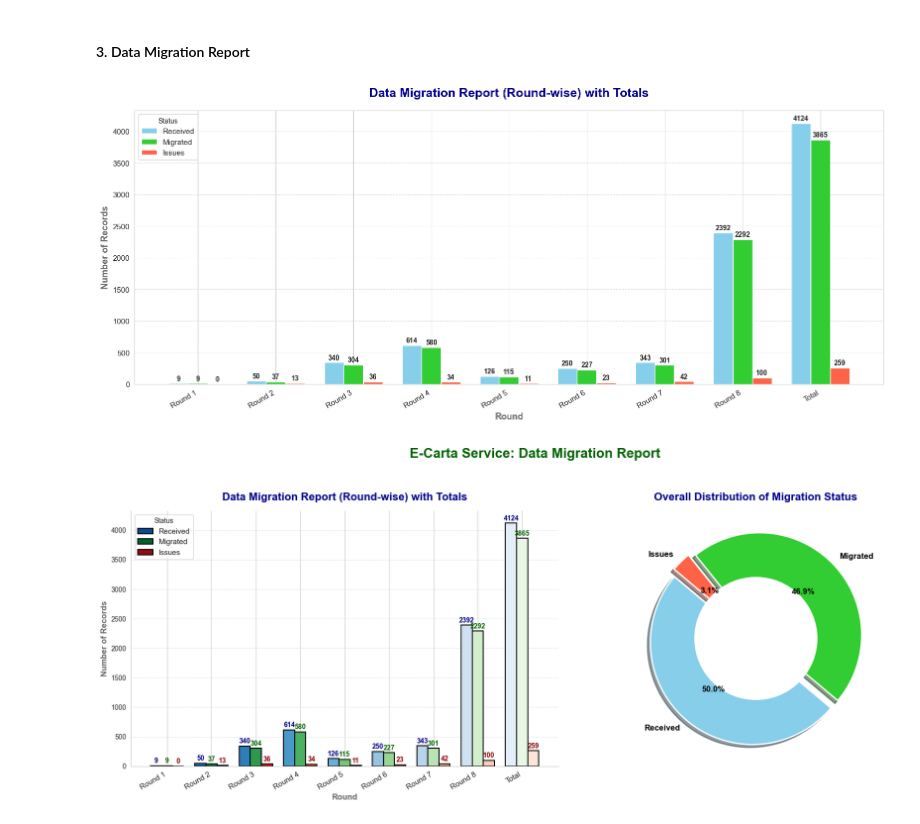
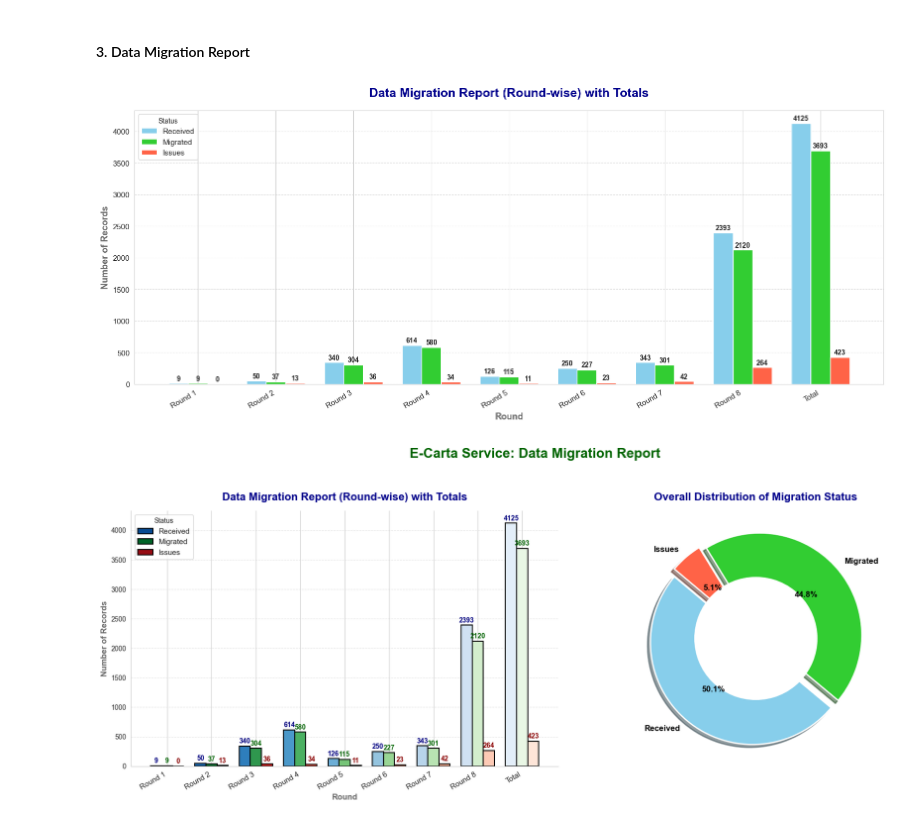
Before and after one commit to yitayew123/RNN-Implementation, a Jupyter notebook: land_Project_Report.ipynb, the cells around one changed output. Saved outputs shown, nothing was run; the diff lists cells and outputs as text; code cells hidden in the pictures.

```diff
--- a/land_Project_Report.ipynb
+++ b/land_Project_Report.ipynb
@@ -730,9 +730,9 @@ import seaborn as sns
 # ----------------- Create Dataset -----------------
 data = {
     'Round': ['Round 1', 'Round 2', 'Round 3', 'Round 4', 'Round 5', 'Round 6', 'Round 7', 'Round 8'],
-    'Received': [9, 50, 340, 614, 126, 250, 343, 2392],
-    'Migrated': [9, 37, 304, 580, 115, 227, 301, 2292],
-    'Issues': [0, 13, 36, 34, 11, 23, 42, 100]
+    'Received': [9, 50, 340, 614, 126, 250, 343, 2393],
+    'Migrated': [9, 37, 304, 580, 115, 227, 301, 2120],
+    'Issues': [0, 13, 36, 34, 11, 23, 42, 264]
 }
 
 # Convert to DataFrame
@@ -781,7 +781,7 @@ plt.legend(title="Status", fontsize=11)
 plt.tight_layout()
 plt.show()
 # %% [output]
-[figure, old version]
+[figure, new version]
 # %%
 # ----------------- Import Libraries -----------------
 import pandas as pd
@@ -791,9 +791,9 @@ import seaborn as sns
 # ----------------- Create Dataset -----------------
 data = {
     'Round': ['Round 1', 'Round 2', 'Round 3', 'Round 4', 'Round 5', 'Round 6', 'Round 7', 'Round 8'],
-    'Received': [9, 50, 340, 614, 126, 250, 343, 2392],
-    'Migrated': [9, 37, 304, 580, 115, 227, 301, 2292],
-    'Issues': [0, 13, 36, 34, 11, 23, 42, 100]
+    'Received': [9, 50, 340, 614, 126, 250, 343, 2393],
+    'Migrated': [9, 37, 304, 580, 115, 227, 301, 2120],
+    'Issues': [0, 13, 36, 34, 11, 23, 42, 264]
 }
 
 # Convert to DataFrame
@@ -847,31 +847,31 @@ total_received = df['Received'].sum()
 total_migrated = df['Migrated'].sum()
 total_issues = df['Issues'].sum()
 totals_values = [total_received, total_migrated, total_issues]
 totals_labels = ['Received', 'Migrated', 'Issues']
 pie_colors = ['#87CEEB', '#32CD32', '#FF6347']
 explode = (0.05, 0.05, 0.05)
 
 wedges, texts, autotexts = axes[1].pie(
     totals_values,
     labels=totals_labels,
     autopct='%1.1f%%',
     startangle=140,
     colors=pie_colors,
     explode=explode,
     shadow=True,
     textprops={'fontsize': 12, 'fontweight': 'bold', 'color': 'black'},
     wedgeprops={'edgecolor': 'white', 'linewidth': 2}
 )
 axes[1].set_title("Overall Distribution of Migration Status", fontsize=16, fontweight='bold', color='darkblue', pad=15)
 
 # Donut effect
 centre_circle = plt.Circle((0, 0), 0.60, fc='white')
 axes[1].add_artist(centre_circle)
 
 # ----------------- Layout -----------------
 plt.suptitle("E-Carta Service: Data Migration Report", fontsize=20, fontweight='bold', color='darkgreen', y=1.05)
 plt.tight_layout()
 sns.despine()
 plt.show()
 # %% [output]
-[figure, old version]
+[figure, new version]
```
